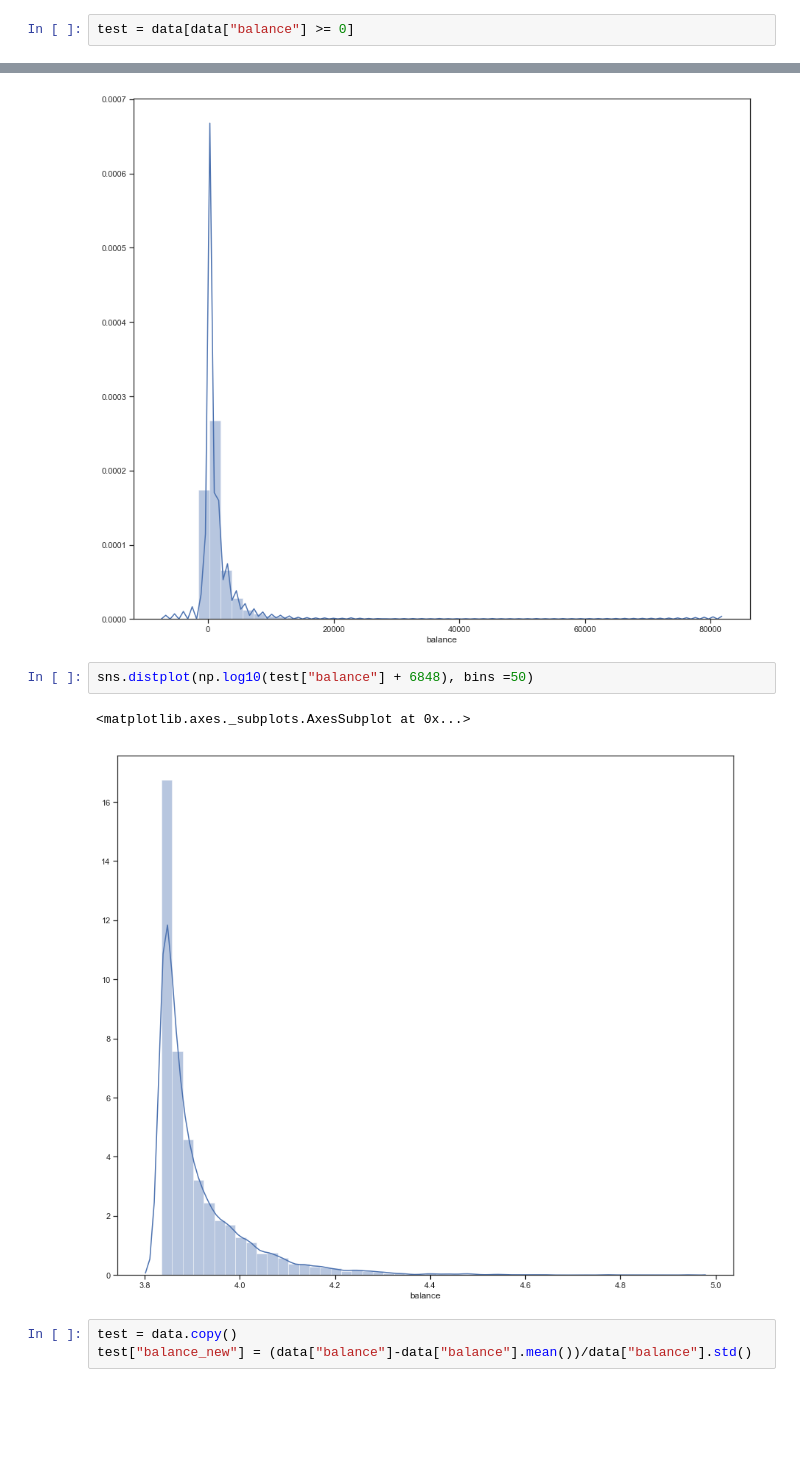
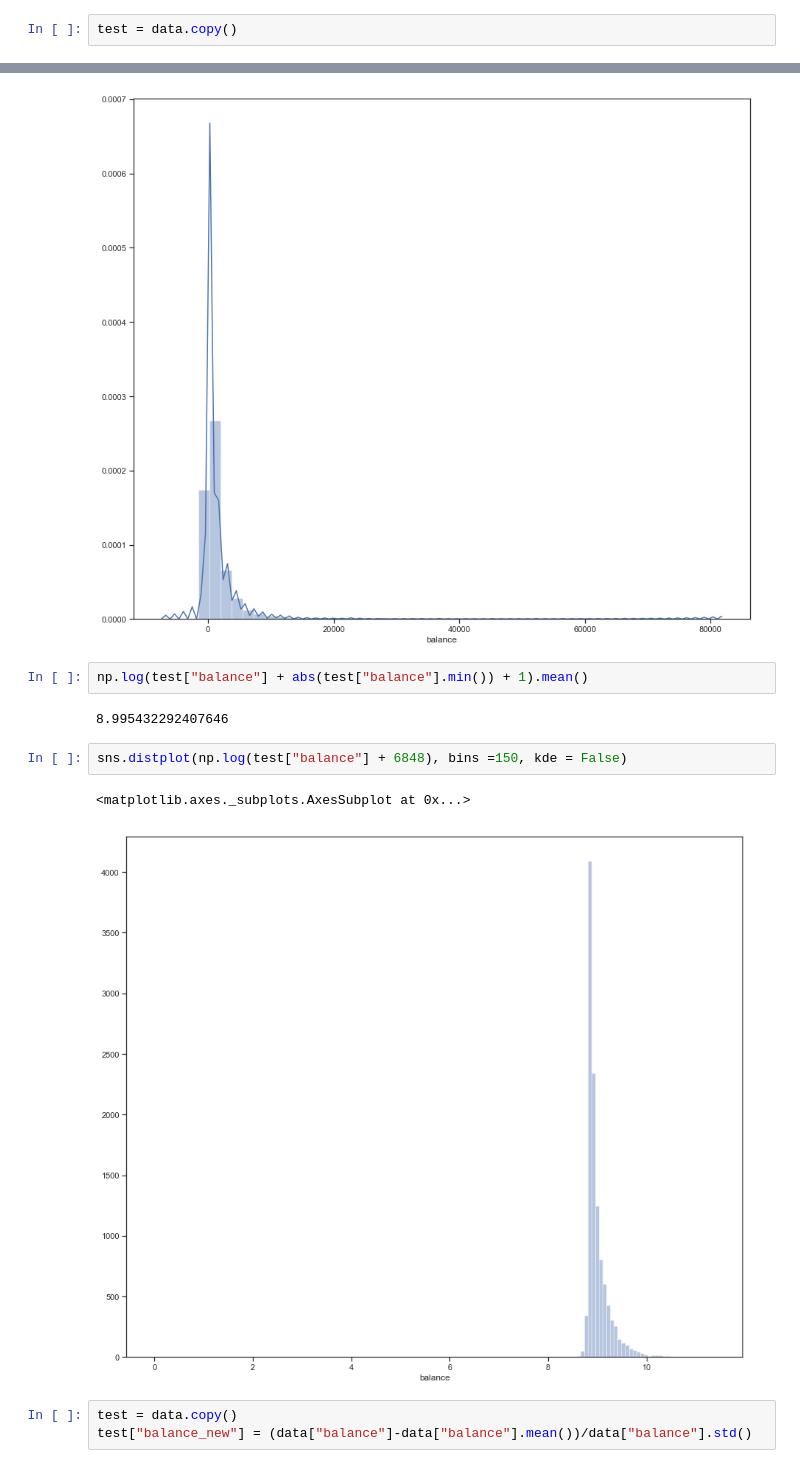
Before and after one commit to HieuFromWaterloo/stat441_project, a Jupyter notebook: BankX.ipynb, the cells around one changed output, grey strips where cells are left out. Cells and saved outputs as stored; diff of their text form; blank space fills up the shorter version.

Commit message:
all transformations have been done as required, split and normalized the data

```diff
--- a/BankX.ipynb
+++ b/BankX.ipynb
@@ -79,17 +80,21 @@ data[data["balance"] < 0].describe()
 | 75% | 47.000000 | -83.500000 | 23.000000 | 543.250000 | 3.000000 | -1.000000 | 0.000000 | 9073.000000 |
 | max | 63.000000 | -1.000000 | 31.000000 | 3253.000000 | 31.000000 | 579.000000 | 15.000000 | 11156.000000 |
 # %%
-test = data[data["balance"] >= 0]
+test = data.copy()
 # %%
 sns.distplot(data["balance"], bins =50)
 # %% [output]
 <matplotlib.axes._subplots.AxesSubplot at 0x...>
 [figure]
+# %%
+np.log(test["balance"] + abs(test["balance"].min()) + 1).mean()
+# %% [output]
+8.995432292407646
 # %%
-sns.distplot(np.log10(test["balance"] + 6848), bins =50)
+sns.distplot(np.log(test["balance"] + 6848), bins =150, kde = False)
 # %% [output]
 <matplotlib.axes._subplots.AxesSubplot at 0x...>
-[figure, old version]
+[figure, new version]
 # %%
 test = data.copy()
 test["balance_new"] = (data["balance"]-data["balance"].mean())/data["balance"].std()
```
Also changed, not shown: parts of 27 cells of this notebook, 4 other files.
